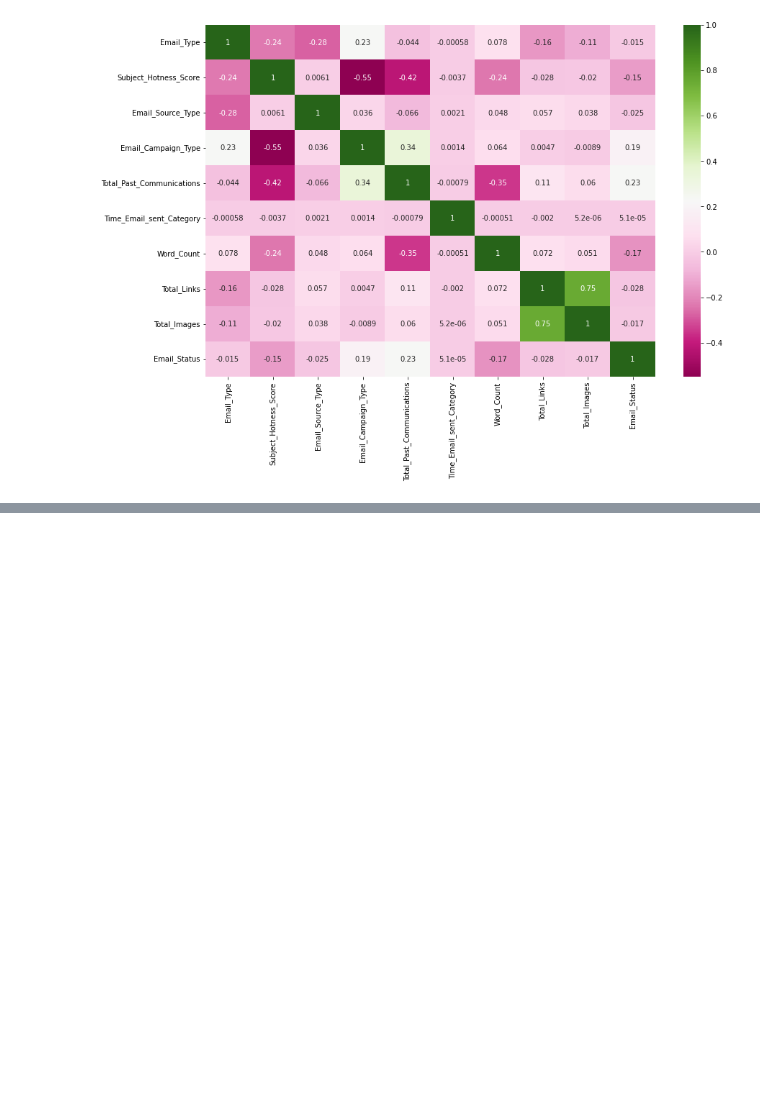
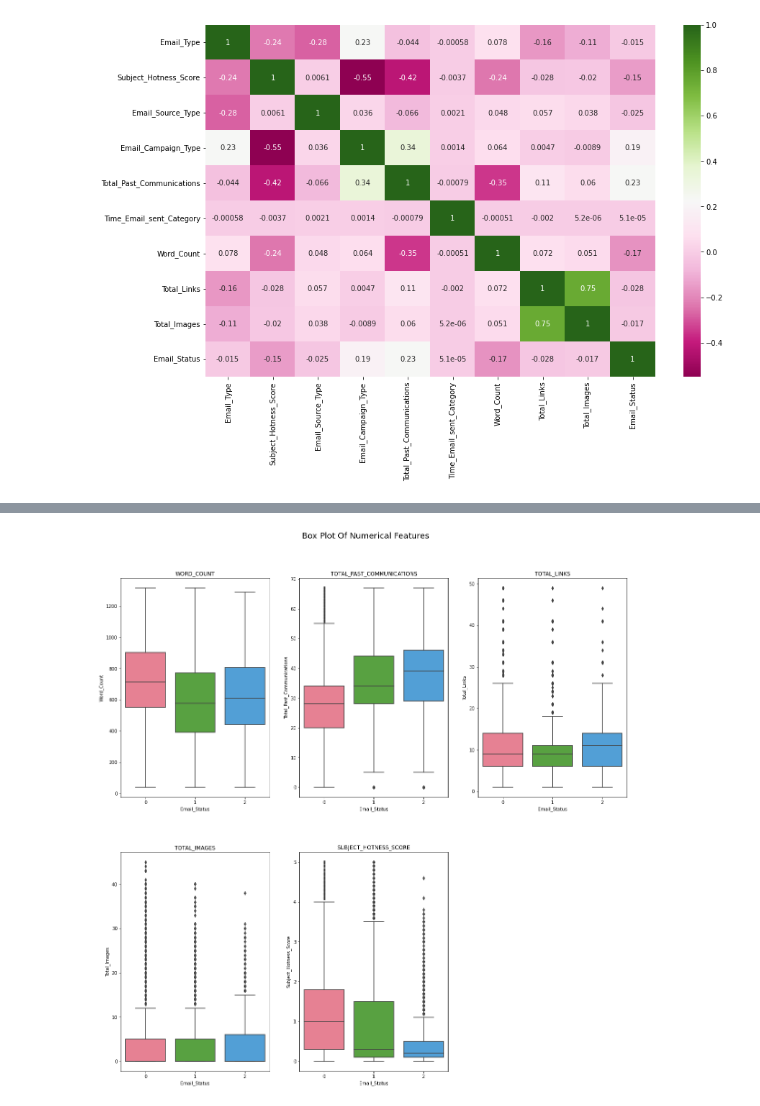
Before and after one commit to Dany511/Email-Campaign-Effectiveness-Prediction, a Jupyter notebook: Email_Campaign_Capstone.ipynb, the cells around one changed output, grey strips where cells are left out. Saved outputs shown, nothing was run; the diff lists cells and outputs as text; code cells hidden in the pictures; blank space fills up the shorter version.

```diff
--- a/Email_Campaign_Capstone.ipynb
+++ b/Email_Campaign_Capstone.ipynb
@@ -209,0 +260,19 @@ plt.show()
+# %%
+# define subplot grid
+fig, axs = plt.subplots(nrows=2, ncols=3, figsize=(20, 20)) # Creating subplots
+plt.subplots_adjust(hspace=0.25) # Adjusting hoprizontal space
+fig.suptitle("Box Plot Of Numerical Features", fontsize=18, y=0.95)
+axs[1][2].set_visible(False) # Make the last subplot as invincible
+
+# loop through numerical_columns and axes
+for col, ax in zip(numerical_columns, axs.ravel()):
+    # filter df for column and plot on specified axes
+    sns.boxplot(x=df['Email_Status'],y=df[col],ax=ax,palette="husl")
+
+    # chart formatting
+    ax.set_title(col.upper())
+    ax.set_xlabel("Email_Status")
+
+plt.show()
+# %% [output]
+[figure, added]
```
Also changed, not shown: parts of 18 cells of this notebook.
